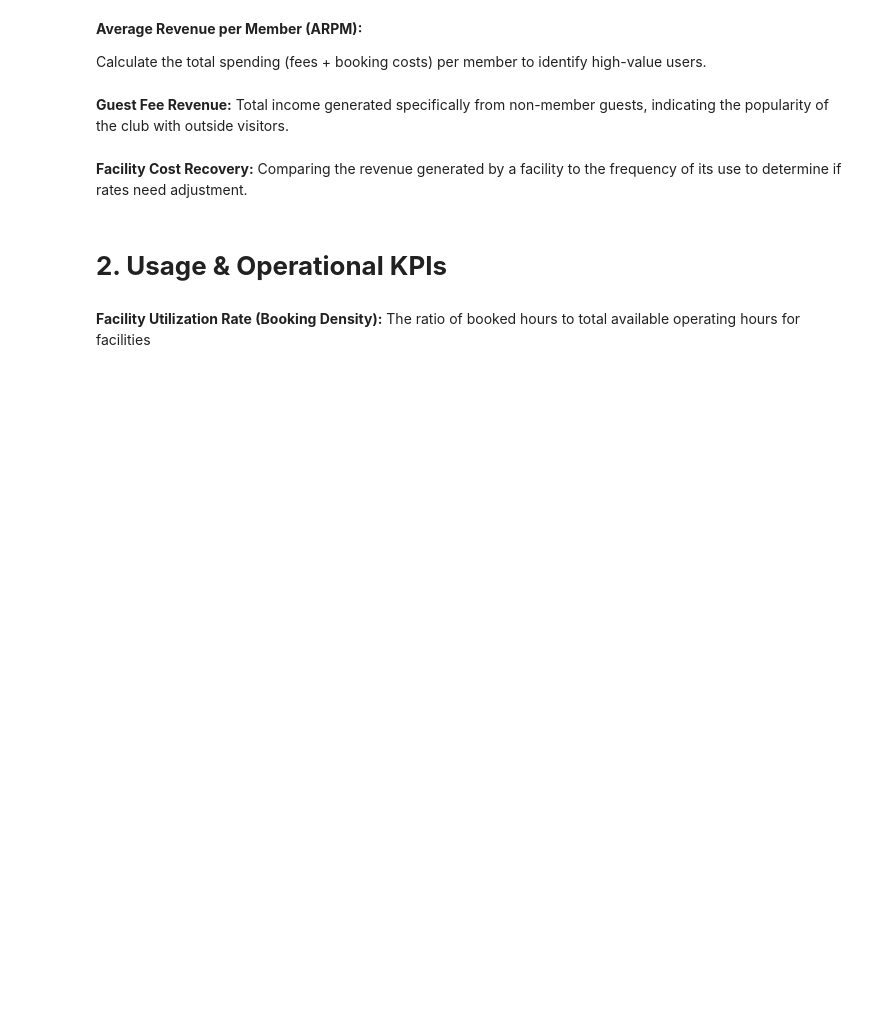
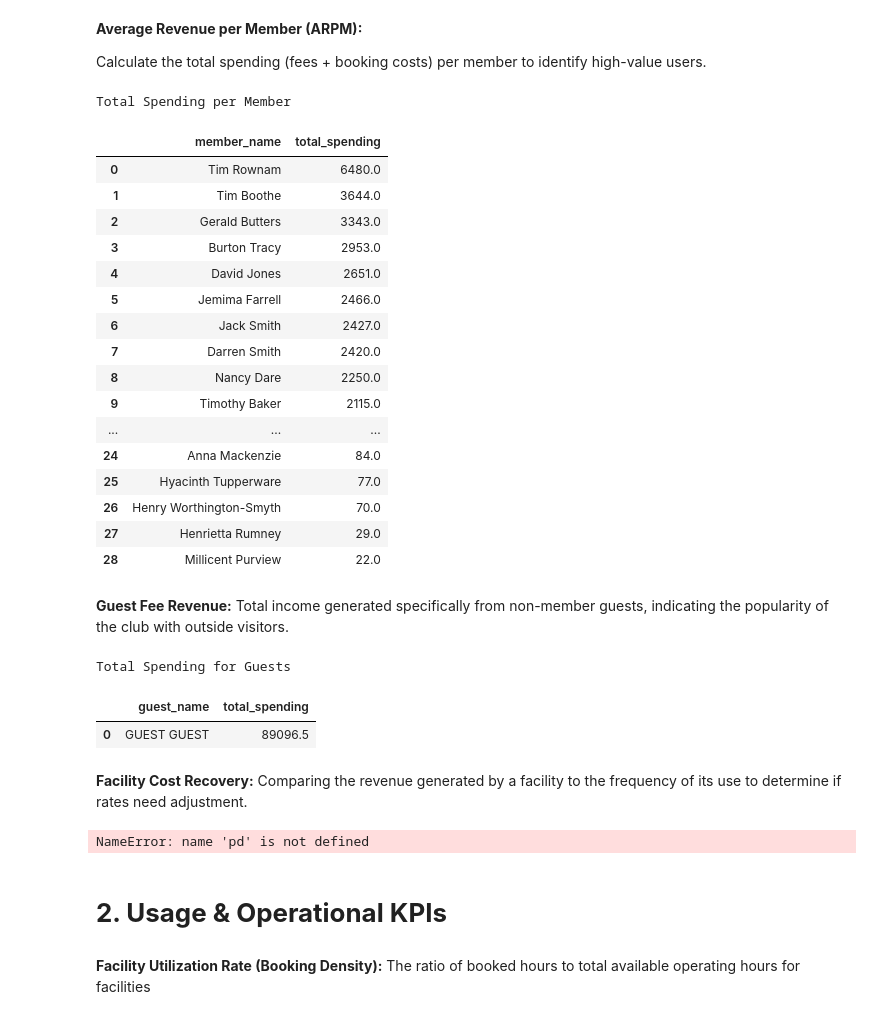
Before and after one commit to andrew-morrow/morrow-elements-of-computing-ii, a Jupyter notebook: Week 13/EoC2_Week_13_1_IN_CLASS.ipynb, the cells around one changed output. Drawn from its saved outputs; the diff is of its cells as text; code cells hidden in the pictures; blank space fills up the shorter version.

```diff
--- a/Week 13/EoC2_Week_13_1_IN_CLASS.ipynb
+++ b/Week 13/EoC2_Week_13_1_IN_CLASS.ipynb
@@ -304,12 +332,77 @@ Summing booking slots multiplied by facility costs (guest vs. member rates) to d
 **Average Revenue per Member (ARPM):**
 
 Calculate the total spending (fees + booking costs) per member to identify high-value users.
+# %%
+df_avg_rev = pd.read_sql("""SELECT m.firstname ||' '|| m.surname AS member_name, SUM (b.slots * f.membercost) AS total_spending
+                         FROM members as m
+                         JOIN bookings as b ON b.memid = m.memid
+                         JOIN facilities as f ON f.facid = b.facid
+                         WHERE m.memid > 0
+                         GROUP BY member_name
+                         ORDER BY total_spending DESC
+                         ;
+""", conn)
+
+print("Total Spending per Member")
+display(df_avg_rev)
+# %% [output]
+Total Spending per Member
+|  | member_name | total_spending |
+| 0 | Tim Rownam | 6480.0 |
+| 1 | Tim Boothe | 3644.0 |
+| 2 | Gerald Butters | 3343.0 |
+| 3 | Burton Tracy | 2953.0 |
+| 4 | David Jones | 2651.0 |
+| 5 | Jemima Farrell | 2466.0 |
+| 6 | Jack Smith | 2427.0 |
+| 7 | Darren Smith | 2420.0 |
+| 8 | Nancy Dare | 2250.0 |
+| 9 | Timothy Baker | 2115.0 |
+| ... | ... | ... |
+| 24 | Anna Mackenzie | 84.0 |
+| 25 | Hyacinth Tupperware | 77.0 |
+| 26 | Henry Worthington-Smyth | 70.0 |
+| 27 | Henrietta Rumney | 29.0 |
+| 28 | Millicent Purview | 22.0 |
 # %% [markdown]
 **Guest Fee Revenue:**
 Total income generated specifically from non-member guests, indicating the popularity of the club with outside visitors.
+# %%
+df_guest_rev = pd.read_sql("""SELECT m.firstname ||' '|| m.surname AS guest_name, SUM (b.slots * f.guestcost) AS total_spending
+                         FROM members as m
+                         JOIN bookings as b ON b.memid = m.memid
+                         JOIN facilities as f ON f.facid = b.facid
+                         WHERE m.memid = 0
+                         GROUP BY guest_name
+                         ;
+""", conn)
+
+print("Total Spending for Guests")
+display(df_guest_rev)
+# %% [output]
+Total Spending for Guests
+|  | guest_name | total_spending |
+| 0 | GUEST GUEST | 89096.5 |
 # %% [markdown]
 **Facility Cost Recovery:**
 Comparing the revenue generated by a facility to the frequency of its use to determine if rates need adjustment.
+# %%
+df_fac_cost = pd.read_sql("""SELECT f.name AS facility_name, SUM(b.slots) AS total_uses, SUM(
+                         CASE
+                            WHEN b.memid = 0 THEN f.guestcost * b.slots
+                            ELSE f.membercost * b.slots
+                         END) AS total_revenue
+                         FROM bookings as b
+                         JOIN facilities as f ON f.facid = b.facid
+                         GROUP BY f.name
+                         ORDER BY total_uses DESC, total_revenue DESC
+                         ;
+""", conn)
+
+print("Total Spending for Guests")
+display(df_fac_cost)
+# %% [output]
+NameError: name 'pd' is not defined
 # %% [markdown]
 # **2. Usage & Operational KPIs**
 # %% [markdown]
```
Also changed, not shown: parts of 2 cells of this notebook, 2 other files.
